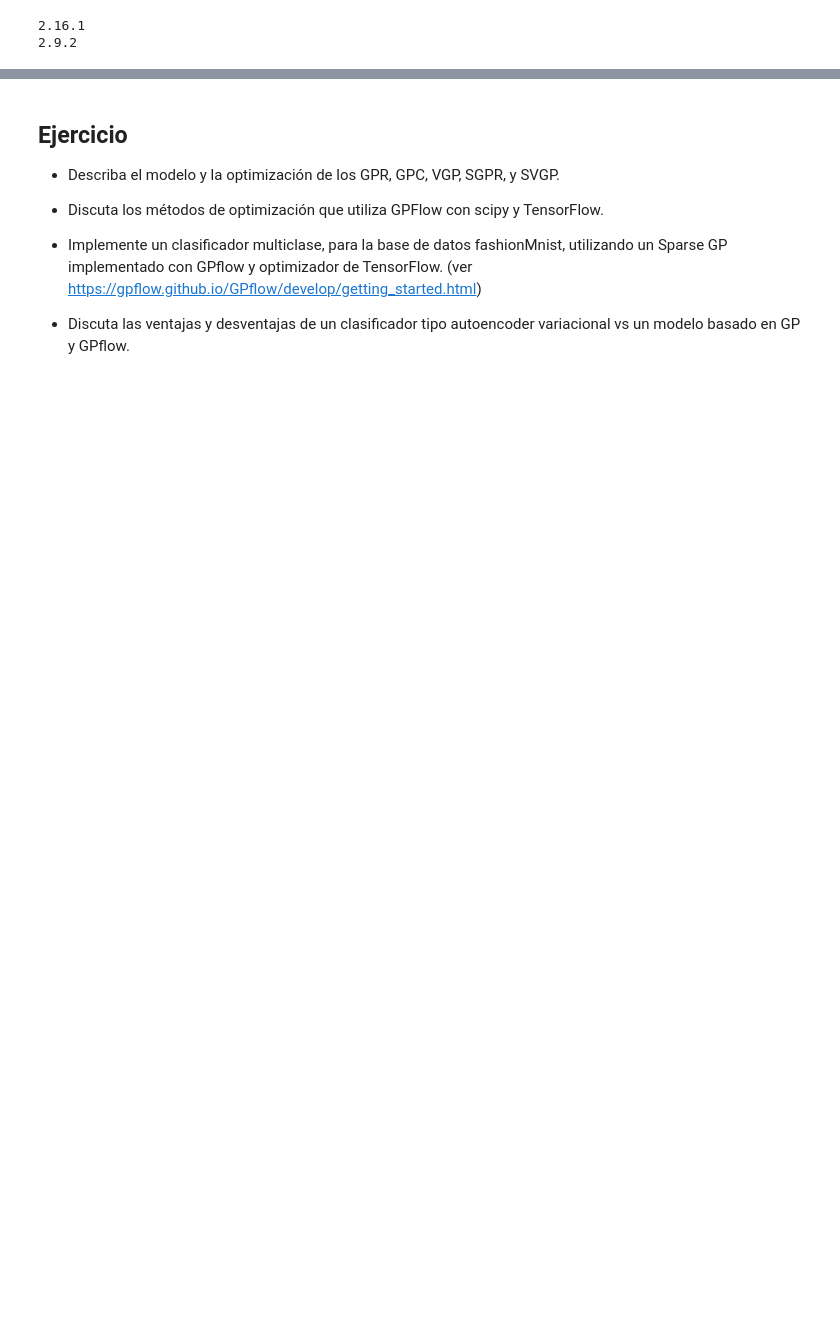
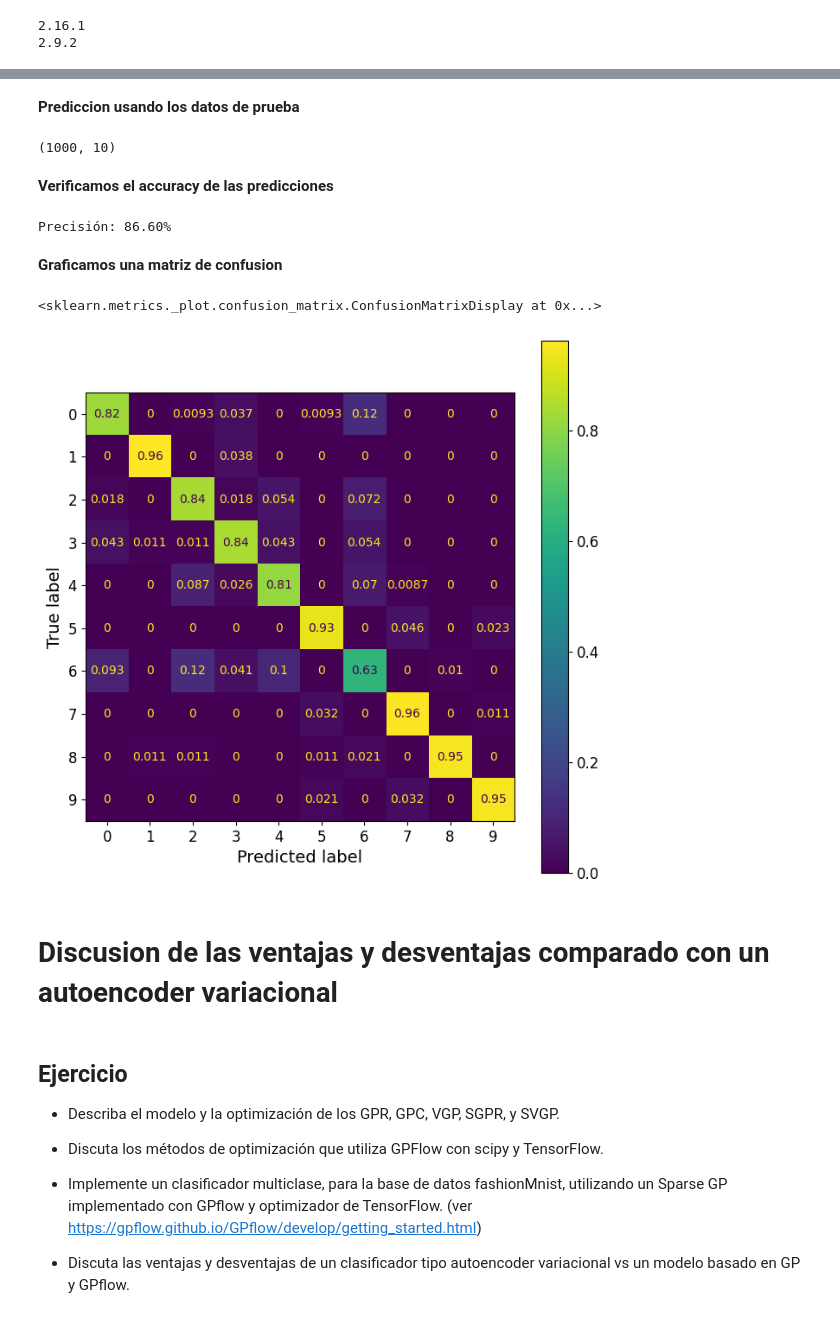
Before and after one commit to juansebastiangit/Inteligencia_artificial, a Jupyter notebook: Tareas/Parcial_2/ejercicios-gpflow.ipynb, the cells around one changed output, grey strips where cells are left out. Cells and saved outputs as stored; diff of their text form; code cells hidden in the pictures; blank space fills up the shorter version.

Commit message:
Kaggle Notebook | Ejercicios GPflow | Faltan los ejercicios teoricos y discusion

```diff
--- a/Tareas/Parcial_2/ejercicios-gpflow.ipynb
+++ b/Tareas/Parcial_2/ejercicios-gpflow.ipynb
@@ -345,0 +121,7 @@ Desventajas:
+# %%
+x_test_f = x_test.reshape(-1,28*28)
+print(x_test_f.shape)
+y_test_f=y_test.reshape(-1,1)
+print(y_test_f.shape)
+x_test_64 = x_test_f.astype(np.float64)
+y_test_64 = y_test_f.astype(np.float64)
@@ -345,0 +174,10 @@ Desventajas:
+# %%
+opt = gpflow.optimizers.Scipy() #Llamamos Scipy para la optimizacion
+
+#Entrenamos
+opt_logs = opt.minimize(
+    m.training_loss_closure(data_train),#Minimizando el loss
+    m.trainable_variables,
+    options=dict(maxiter=reduce_in_tests(1000)),#definimos un maximo de 1000 iteraciones para evitar sobrecarga computacional
+)
+print_summary(m, fmt="notebook")
@@ -346,3 +193,46 @@ Desventajas:
+# %% [markdown]
+**Prediccion usando los datos de prueba**
+# %%
+prediction  = m.predict_y(x_test_64)
+# %%
+print(prediction[0].shape)
+# %% [output]
+(1000, 10)
+# %% [markdown]
+**Verificamos el accuracy de las predicciones**
+# %%
+from sklearn.metrics import accuracy_score
+
+# Predicciones (one-hot encoded) y etiquetas reales
+predicciones_one_hot = prediction[0]  #Prediccones en formato one-hot encoding que salen directamente del modelo
+etiquetas_reales = y_test_64  # Etiquetas reales
+
+# Convertir one-hot encoded a etiquetas discretas (índices de clases)
+predicciones_labels = np.argmax(predicciones_one_hot, axis=1)
+
+# Calcular precisión
+precision = accuracy_score(etiquetas_reales, predicciones_labels)
+print(f'Precisión: {precision * 100:.2f}%')
+# %% [output]
+Precisión: 86.60%
+# %% [markdown]
+**Graficamos una matriz de confusion**
+# %%
+from sklearn.metrics import confusion_matrix,ConfusionMatrixDisplay
+
+
+# Generar matriz de confusión normalizada
+cm = confusion_matrix(etiquetas_reales, predicciones_labels,normalize="true")
+
+# Visualizamos la matriz de confusion
+disp=ConfusionMatrixDisplay(confusion_matrix=cm)
+fig, ax = plt.subplots(figsize=(8,8))
+disp.plot(ax=ax)
+# %% [output]
+<sklearn.metrics._plot.confusion_matrix.ConfusionMatrixDisplay at 0x...>
+[figure, added]
+# %% [markdown]
+# **Discusion de las ventajas y desventajas comparado con un autoencoder variacional**
 # %% [markdown]
 ## Ejercicio
 
```
Also changed, not shown: parts of 41 cells of this notebook.
